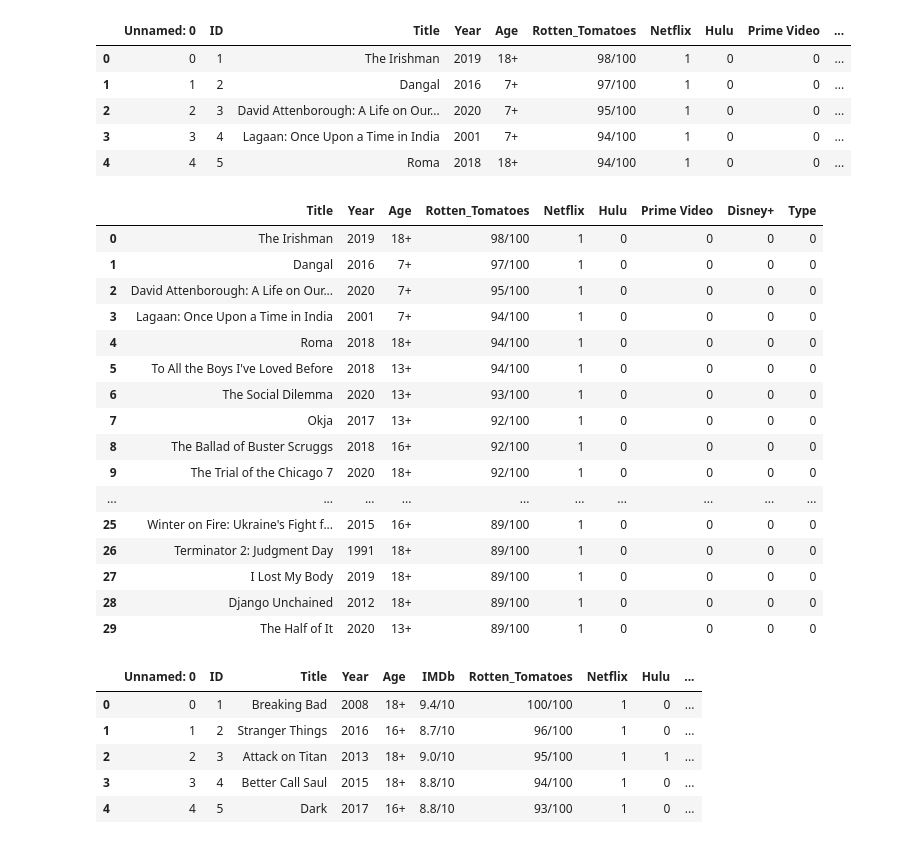
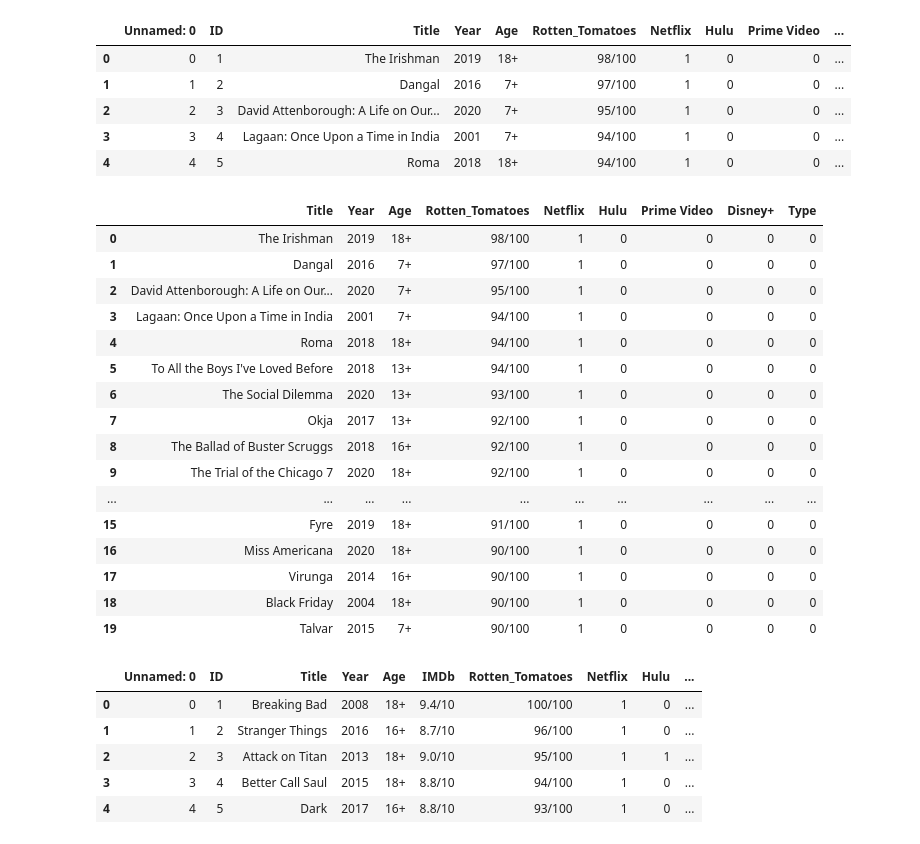
Before and after one commit to tuckerbrown5/Final-Data-Analytics, a Jupyter notebook: final.ipynb, the cells around one changed output. Cells and saved outputs as stored; diff of their text form; code cells hidden in the pictures.

```diff
--- a/final.ipynb
+++ b/final.ipynb
@@ -33,25 +32,25 @@ df_movies.head()
 df_movies['Age'] = df_movies['Age'].fillna(0)
 # %%
 df_movies = df_movies.drop(['Unnamed: 0','ID'], axis = 1)
-df_movies.head(30)
+df_movies.head(20)
 # %% [output]
 |  | Title | Year | Age | Rotten_Tomatoes | Netflix | Hulu | Prime Video | Disney+ | Type |
 | 0 | The Irishman | 2019 | 18+ | 98/100 | 1 | 0 | 0 | 0 | 0 |
 | 1 | Dangal | 2016 | 7+ | 97/100 | 1 | 0 | 0 | 0 | 0 |
 | 2 | David Attenborough: A Life on Our... | 2020 | 7+ | 95/100 | 1 | 0 | 0 | 0 | 0 |
 | 3 | Lagaan: Once Upon a Time in India | 2001 | 7+ | 94/100 | 1 | 0 | 0 | 0 | 0 |
 | 4 | Roma | 2018 | 18+ | 94/100 | 1 | 0 | 0 | 0 | 0 |
 | 5 | To All the Boys I've Loved Before | 2018 | 13+ | 94/100 | 1 | 0 | 0 | 0 | 0 |
 | 6 | The Social Dilemma | 2020 | 13+ | 93/100 | 1 | 0 | 0 | 0 | 0 |
 | 7 | Okja | 2017 | 13+ | 92/100 | 1 | 0 | 0 | 0 | 0 |
 | 8 | The Ballad of Buster Scruggs | 2018 | 16+ | 92/100 | 1 | 0 | 0 | 0 | 0 |
 | 9 | The Trial of the Chicago 7 | 2020 | 18+ | 92/100 | 1 | 0 | 0 | 0 | 0 |
 | ... | ... | ... | ... | ... | ... | ... | ... | ... | ... |
-| 25 | Winter on Fire: Ukraine's Fight f... | 2015 | 16+ | 89/100 | 1 | 0 | 0 | 0 | 0 |
-| 26 | Terminator 2: Judgment Day | 1991 | 18+ | 89/100 | 1 | 0 | 0 | 0 | 0 |
-| 27 | I Lost My Body | 2019 | 18+ | 89/100 | 1 | 0 | 0 | 0 | 0 |
-| 28 | Django Unchained | 2012 | 18+ | 89/100 | 1 | 0 | 0 | 0 | 0 |
-| 29 | The Half of It | 2020 | 13+ | 89/100 | 1 | 0 | 0 | 0 | 0 |
+| 15 | Fyre | 2019 | 18+ | 91/100 | 1 | 0 | 0 | 0 | 0 |
+| 16 | Miss Americana | 2020 | 18+ | 90/100 | 1 | 0 | 0 | 0 | 0 |
+| 17 | Virunga | 2014 | 16+ | 90/100 | 1 | 0 | 0 | 0 | 0 |
+| 18 | Black Friday | 2004 | 18+ | 90/100 | 1 | 0 | 0 | 0 | 0 |
+| 19 | Talvar | 2015 | 7+ | 90/100 | 1 | 0 | 0 | 0 | 0 |
 # %%
 df_tv.head()
 # %% [output]
```
Also changed, not shown: parts of 9 cells of this notebook.
